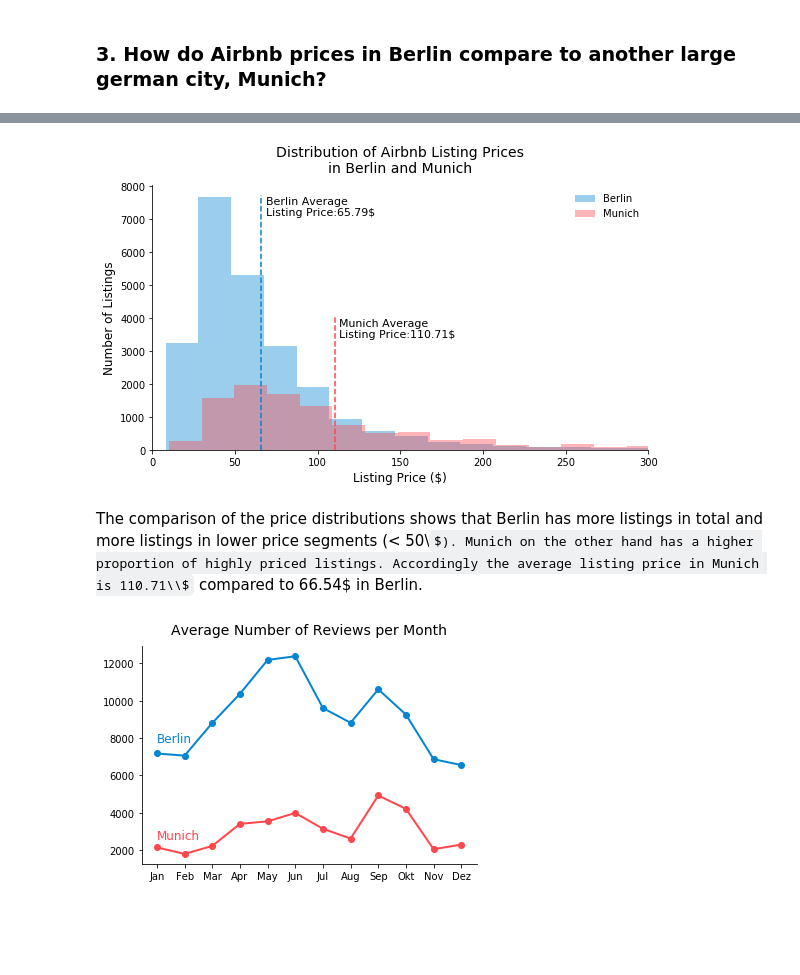
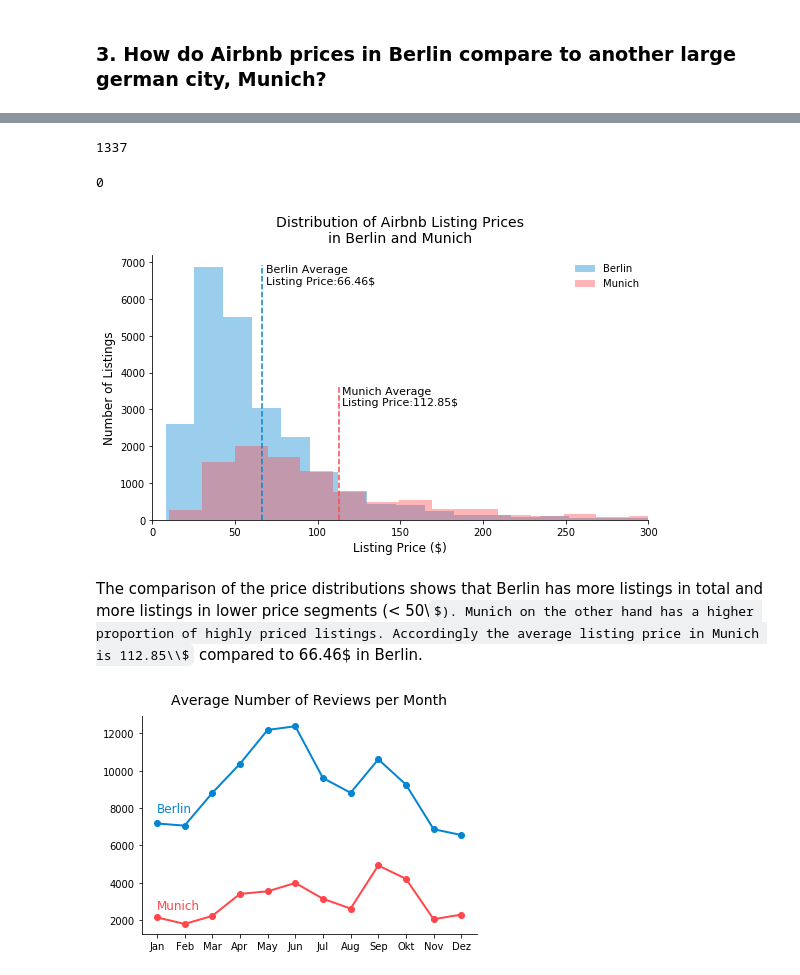
Before and after one commit to MilanPetro/berlin_airbnb, a Jupyter notebook: berlin_airbnb.ipynb, the cells around one changed output, grey strips where cells are left out. Cells and saved outputs as stored; diff of their text form; code cells hidden in the pictures; some formulas as TeX source; blank space fills up the shorter version.

```diff
--- a/berlin_airbnb.ipynb
+++ b/berlin_airbnb.ipynb
@@ -45 +94,6 @@ ber_calendar.head(3)
+# %%
+# We can go ahead and drop these rows, because the price values seem to be incorrect.
+# There are also not that many rows to drop (3847) compared to the total (8904175),
+# so the missing data will not have a big influence on our analysis.
+ber_calendar.drop(ber_calendar[ber_calendar["price"] > 2000].index, inplace=True)
 # %%
@@ -198,14 +287,13 @@ May and June are the most popular months for Airbnb users in Berlin. It seems th
 # %% [markdown]
 ### 3. How do Airbnb prices in Berlin compare to another large german city, Munich?
 # %%
+### Gathering the data
+
 # Loading the calendar data for Munich
 mun_calendar_url = "http://data.insideairbnb.com/germany/bv/munich/2019-07-16/data/calendar.csv.gz"
 mun_calendar = pd.read_csv(mun_calendar_url)
-
-# Converting the price variable in mun_calendar to numeric
-mun_calendar["price"] = pd.to_numeric(mun_calendar["price"].str.replace("$",""), errors="coerce")
-mun_calendar = mun_calendar.dropna(subset=["price"])
-
-# Calculating the average price for every listing throughout the whole year
-mun_avg_price = mun_calendar.groupby("listing_id")["price"].mean()
-mun_avg_price = mun_avg_price.reset_index()
+# %%
+### Cleaning the data
+
+# Converting the price variable in mun_calendar to numeric
+mun_calendar["price"] = num_price(mun_calendar["price"])
@@ -211,0 +313,14 @@ mun_avg_price = mun_avg_price.reset_index()
+# %%
+# We're going to take the same cutoff for the maximum price per night as before for Berlin.
+# How many rows do we have to drop?
+mun_calendar["price"][mun_calendar["price"] > 2000].count()
+# %% [output]
+1337
+# %%
+# Droping the rows with unrealistically high prices
+mun_calendar.drop(mun_calendar[mun_calendar["price"] > 2000].index, inplace=True)
+# %%
+# Checking for null values that have been generated by converting to numeric
+mun_calendar["price"].isnull().sum()
+# %% [output]
+0
@@ -212,25 +333,27 @@ mun_avg_price = mun_avg_price.reset_index()
 # %%
+### Visualizing the result
+
 plt.figure(figsize=(8,5))
-sns.distplot(ber_avg_price["price"] , color="#0485d1", label="Berlin", kde=False)
+sns.distplot(ber_avg_price["price"] , color="#0485d1", label="Berlin", kde=False, bins=100)
 
 ber_mean = ber_avg_price["price"].mean()
 plt.axvline(ber_mean, color="#0485d1", linestyle='--', ymax=0.96)
-plt.text(69, 7100, "Berlin Average\nListing Price:{:.2f}$".format(ber_mean), fontsize = 11)
+plt.text(69, 6400, "Berlin Average\nListing Price:{:.2f}$".format(ber_mean), fontsize = 11)
 
-sns.distplot(mun_avg_price["price"] , color="#ff474c", label="Munich", kde=False)
+sns.distplot(mun_avg_price["price"] , color="#ff474c", label="Munich", kde=False, bins=100)
 
 mun_mean = mun_avg_price["price"].mean()
 plt.axvline(mun_mean, color="#ff474c", linestyle='--', ymax=0.5)
-plt.text(113, 3400, "Munich Average\nListing Price:{:.2f}$".format(mun_mean), fontsize = 11)
+plt.text(115, 3100, "Munich Average\nListing Price:{:.2f}$".format(mun_mean), fontsize = 11)
 
 plt.xlim(0, 300)
 plt.xlabel("Listing Price ($)", size=12)
 plt.ylabel("Number of Listings", size=12)
 plt.title("Distribution of Airbnb Listing Prices\nin Berlin and Munich", size=14, pad=12)
 sns.despine()
 plt.tight_layout()
 plt.legend(frameon=False);
 # %% [output]
-[figure, old version]
+[figure, new version]
 # %% [markdown]
-The comparison of the price distributions shows that Berlin has more listings in total and more listings in lower price segments (< 50\\$). Munich on the other hand has a higher proportion of highly priced listings. Accordingly the average listing price in Munich is 110.71\\$ compared to 66.54$ in Berlin.
+The comparison of the price distributions shows that Berlin has more listings in total and more listings in lower price segments (< 50\\$). Munich on the other hand has a higher proportion of highly priced listings. Accordingly the average listing price in Munich is 112.85\\$ compared to 66.46$ in Berlin.
```
Also changed, not shown: parts of 26 cells of this notebook.
